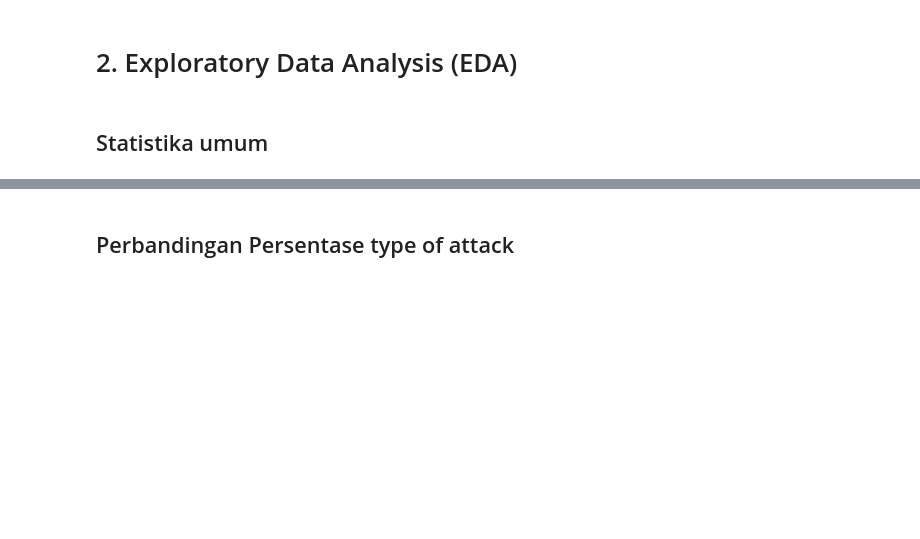
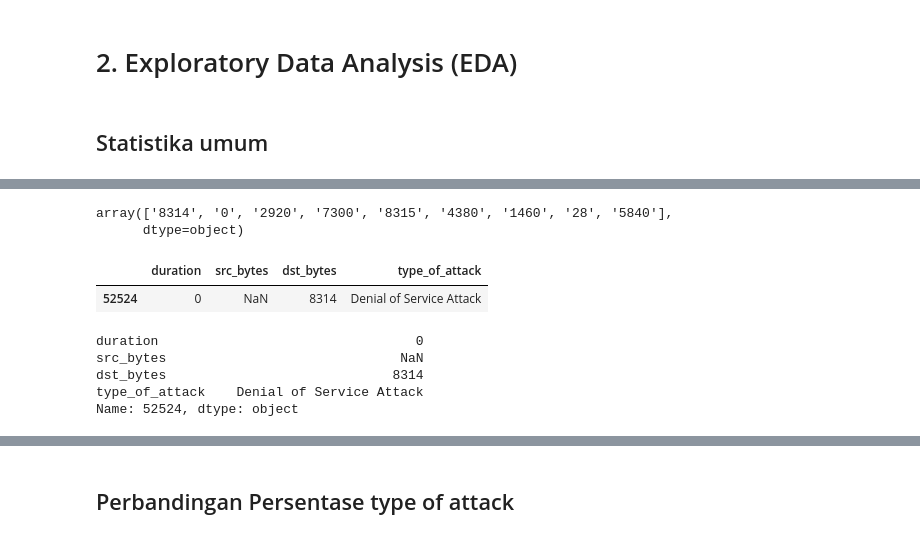
Before and after one commit to euclideands/DAC-2023, a Jupyter notebook: DAC_2023_Development_2.0.ipynb, the cells around one changed output, grey strips where cells are left out. Drawn from its saved outputs; the diff is of its cells as text; code cells hidden in the pictures; blank space fills up the shorter version.

```diff
--- a/DAC_2023_Development_2.0.ipynb
+++ b/DAC_2023_Development_2.0.ipynb
@@ -188,0 +183,26 @@ df_t.describe()
+# %%
+dsd.dst_bytes.unique()
+# %% [output]
+array(['8314', '0', '2920', '7300', '8315', '4380', '1460', '28', '5840'],
+      dtype=object)
+# %%
+# Create a boolean mask to identify rows with NaN values
+nan_mask = dsd.isna().any(axis=1)
+
+# Filter the DataFrame to show only rows with NaN values
+rows_with_nan = dsd[nan_mask]
+
+# Print the rows with NaNs
+rows_with_nan
+# %% [output]
+|  | duration | src_bytes | dst_bytes | type_of_attack |
+| 52524 | 0 | NaN | 8314 | Denial of Service Attack |
+# %%
+# show index 52524
+dsd.loc[52524]
+# %% [output]
+duration                                 0
+src_bytes                              NaN
+dst_bytes                             8314
+type_of_attack    Denial of Service Attack
+Name: 52524, dtype: object
```
Also changed, not shown: parts of 104 cells of this notebook, 2 other files.
